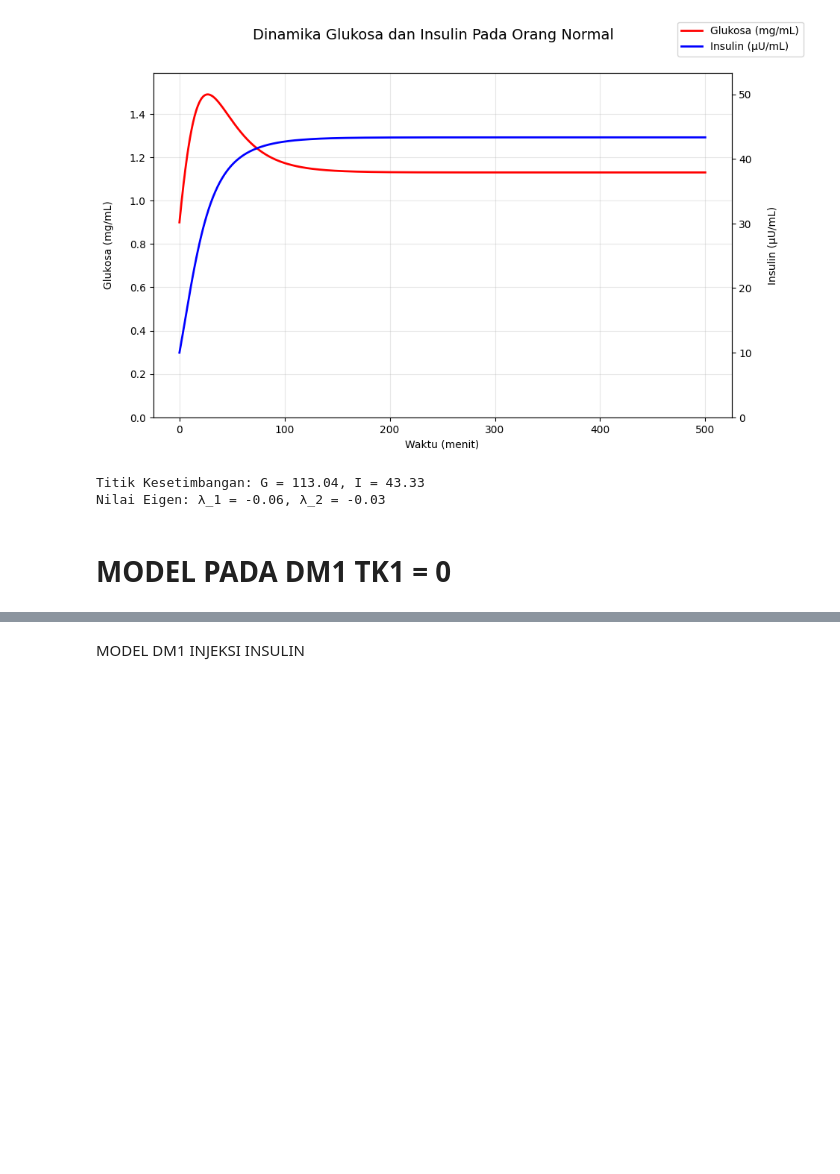
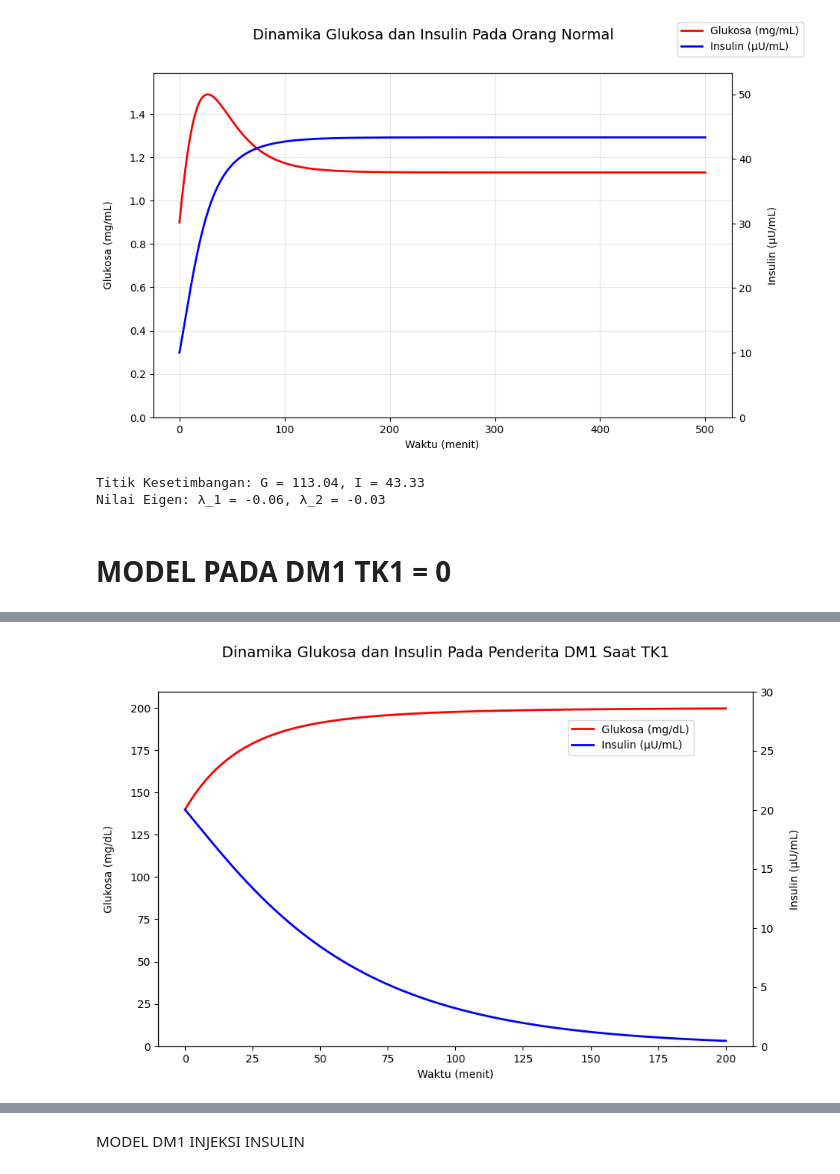
Before and after one commit to dayudyah20/Belajar-Coursera, a Jupyter notebook: Grafik_Model.ipynb, the cells around one changed output, grey strips where cells are left out. Saved outputs shown, nothing was run; the diff lists cells and outputs as text; code cells hidden in the pictures; blank space fills up the shorter version.

```diff
--- a/Grafik_Model.ipynb
+++ b/Grafik_Model.ipynb
@@ -177,3 +298,95 @@ ax1.grid(alpha=0.3)
+# %%
+import numpy as np
+import matplotlib.pyplot as plt
+
+
+# Parameter-parameter
+alpha = 10  # Penerimaan glukosa
+gamma = 0.05  #Penggunaan glukosa tanpa keterlibatan insulin
+theta = 0.0001  #Penggunaan glukosa tergantung pada insulin
+sigma = 0.0002  # Efektivitas insulin
+epsilon = 0.002  # Tingkat kejenuhan
+beta = 0.0001  # Laju clearance insulin
+
+
+# Definisi sistem persamaan glukosa dan insulin
+def glucose_insulin_system(z, t, alpha, gamma, theta, sigma, beta, epsilon):
+    G, I = z
+    dGdt = alpha - gamma * G - theta * G * I  # Perubahan kadar glukosa
+    dIdt = sigma * I / (1 + epsilon * I) - beta * I * G  # Perubahan kadar insulin
+    return np.array([dGdt, dIdt])
+
+
+# Fungsi untuk metode Runge-Kutta orde 4
+def runge_kutta_4(f, z0, t, params):
+    n = len(t)
+    z = np.zeros((n, len(z0)))
+    z[0] = z0
+    for i in range(1, n):
+        h = t[i] - t[i-1]
+        k1 = f(z[i-1], t[i-1], *params)
+        k2 = f(z[i-1] + 0.5*h*k1, t[i-1] + 0.5*h, *params)
+        k3 = f(z[i-1] + 0.5*h*k2, t[i-1] + 0.5*h, *params)
+        k4 = f(z[i-1] + h*k3, t[i-1] + h, *params)
+        z[i] = z[i-1] + (h/6) * (k1 + 2*k2 + 2*k3 + k4)
+    return z
+
+
+# Kondisi awal
+z0 = np.array([140.0, 20.0])
+
+
+# Rentang waktu simulasi
+t = np.linspace(0, 200, 2000)
+
+
+# Simulasi numerik
+params = (alpha, gamma, theta, sigma, beta, epsilon)
+solution = runge_kutta_4(glucose_insulin_system, z0, t, params)
+
+
+# Pisahkan hasil untuk glukosa dan insulin
+glucose = solution[:, 0]
+insulin = solution[:, 1]
+
+
+# Plot gabungan dengan dua sumbu y (Glukosa di kiri, Insulin di kanan)
+fig, ax1 = plt.subplots(figsize=(10, 6))
+
+
+# Sumbu Y kiri untuk Glukosa
+ax1.set_xlabel('Waktu (menit)')
+ax1.set_ylabel('Glukosa (mg/dL)', color='black', labelpad=15)
+ax1.plot(t, glucose, label='Glukosa (mg/dL)', color='red', linewidth=2)
+ax1.tick_params(axis='y', labelcolor='black')
+ax1.set_ylim(0, max(glucose) + 10)
+
+
+# Sumbu Y kanan untuk Insulin
+ax2 = ax1.twinx()
+ax2.set_ylabel('Insulin (μU/mL)', color='black', labelpad=15)
+ax2.plot(t, insulin, label='Insulin (μU/mL)', color='blue', linewidth=2)
+ax2.tick_params(axis='y', labelcolor='black')
+ax2.set_ylim(0, 30)
+ax2.set_yticks(range(0, 31, 5))
+
+
+# Tambahkan garis vertikal di sumbu Y kanan
+ax2.spines['right'].set_visible(True)
+ax2.spines['right'].set_color('black')
+
+
+# Tambahkan legenda
+fig.legend(loc="upper right", bbox_to_anchor=(0.83, 0.83))
+
+
+# Tambahkan judul
+fig.suptitle('Dinamika Glukosa dan Insulin Pada Penderita DM1 Saat TK1', fontsize=14)
+
+
+plt.show()
+# %% [output]
+[figure, added]
 # %%
 # Titik Kritis 1
 G_kritis = alpha / gamma
```
Also changed, not shown: parts of 8 cells of this notebook.
